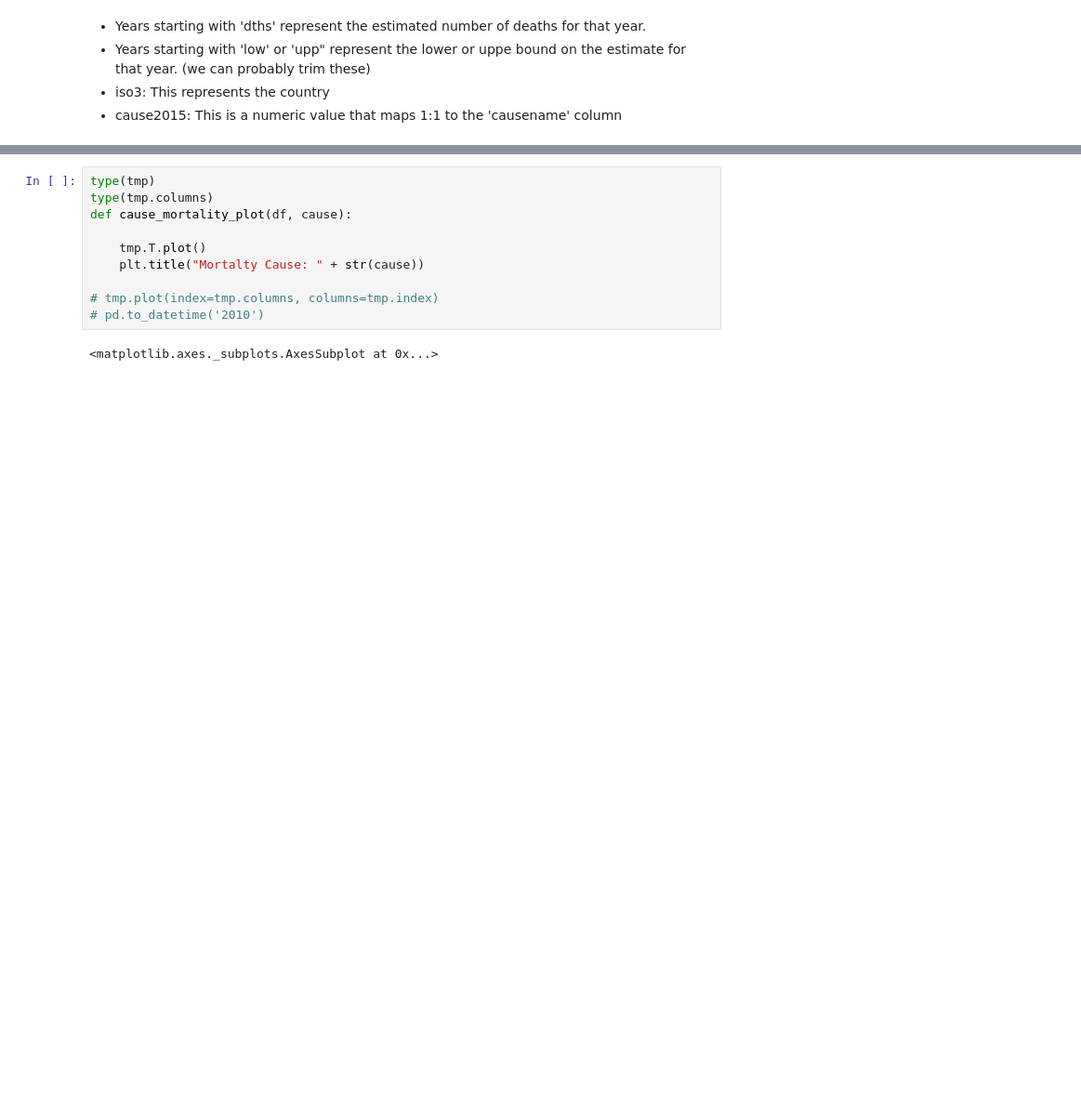
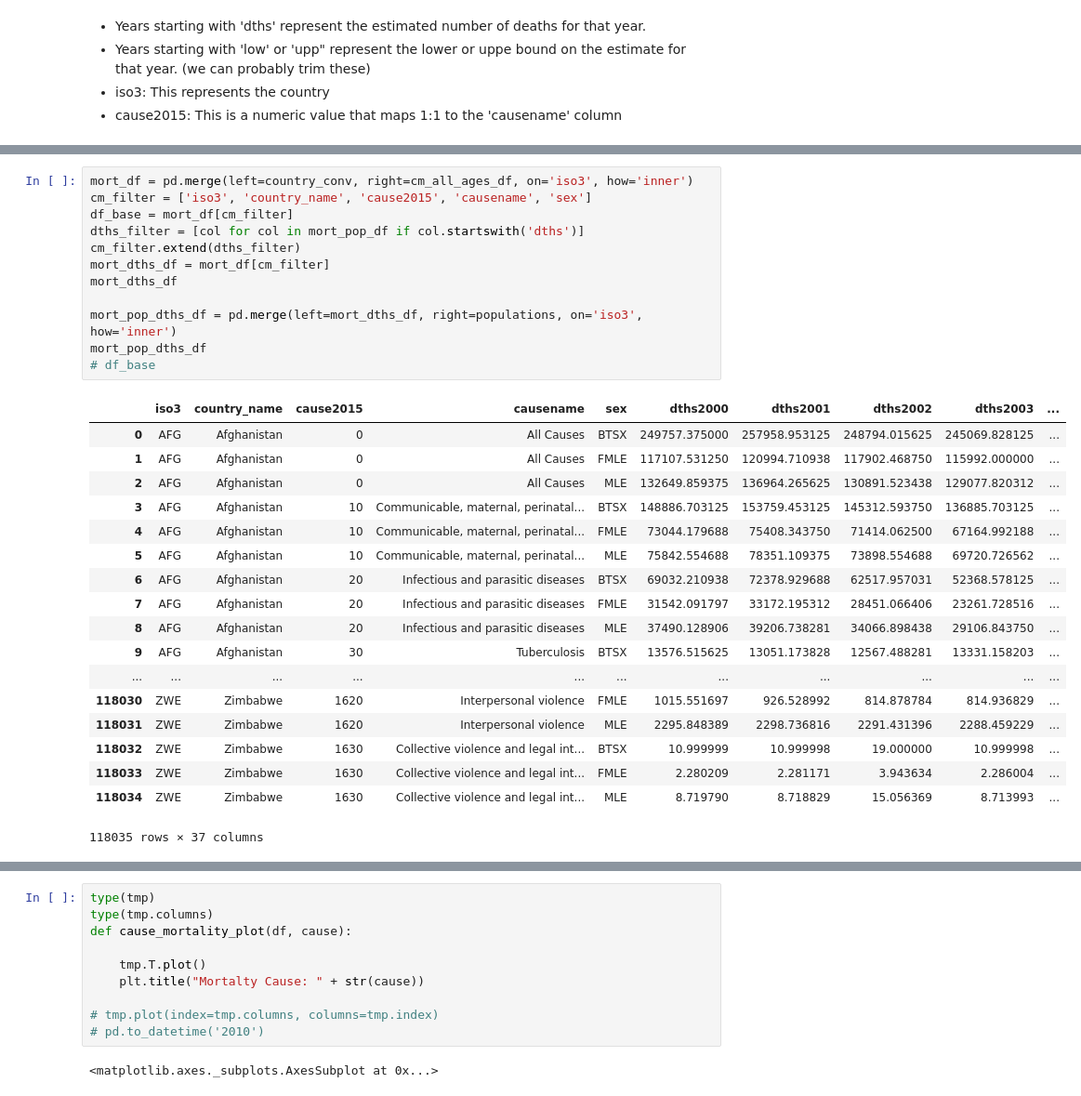
Before and after one commit to MattTriano/csc595_final_project, a Jupyter notebook: WHO_data_preprocessor.ipynb, the cells around one changed output, grey strips where cells are left out. Shown at 93% size. Drawn from its saved outputs; the diff is of its cells as text; blank space fills up the shorter version.

```diff
--- a/WHO_data_preprocessor.ipynb
+++ b/WHO_data_preprocessor.ipynb
@@ -27,0 +45,31 @@ TypeError: object of type 'NoneType' has no len()
+# %%
+mort_df = pd.merge(left=country_conv, right=cm_all_ages_df, on='iso3', how='inner')
+cm_filter = ['iso3', 'country_name', 'cause2015', 'causename', 'sex']
+df_base = mort_df[cm_filter]
+dths_filter = [col for col in mort_pop_df if col.startswith('dths')]
+cm_filter.extend(dths_filter)
+mort_dths_df = mort_df[cm_filter]
+mort_dths_df
+
+mort_pop_dths_df = pd.merge(left=mort_dths_df, right=populations, on='iso3', how='inner')
+mort_pop_dths_df
+# df_base
+# %% [output]
+|  | iso3 | country_name | cause2015 | causename | sex | dths2000 | dths2001 | dths2002 | dths2003 | ... |
+| 0 | AFG | Afghanistan | 0 | All Causes | BTSX | 249757.375000 | 257958.953125 | 248794.015625 | 245069.828125 | ... |
+| 1 | AFG | Afghanistan | 0 | All Causes | FMLE | 117107.531250 | 120994.710938 | 117902.468750 | 115992.000000 | ... |
+| 2 | AFG | Afghanistan | 0 | All Causes | MLE | 132649.859375 | 136964.265625 | 130891.523438 | 129077.820312 | ... |
+| 3 | AFG | Afghanistan | 10 | Communicable, maternal, perinatal... | BTSX | 148886.703125 | 153759.453125 | 145312.593750 | 136885.703125 | ... |
+| 4 | AFG | Afghanistan | 10 | Communicable, maternal, perinatal... | FMLE | 73044.179688 | 75408.343750 | 71414.062500 | 67164.992188 | ... |
+| 5 | AFG | Afghanistan | 10 | Communicable, maternal, perinatal... | MLE | 75842.554688 | 78351.109375 | 73898.554688 | 69720.726562 | ... |
+| 6 | AFG | Afghanistan | 20 | Infectious and parasitic diseases | BTSX | 69032.210938 | 72378.929688 | 62517.957031 | 52368.578125 | ... |
+| 7 | AFG | Afghanistan | 20 | Infectious and parasitic diseases | FMLE | 31542.091797 | 33172.195312 | 28451.066406 | 23261.728516 | ... |
+| 8 | AFG | Afghanistan | 20 | Infectious and parasitic diseases | MLE | 37490.128906 | 39206.738281 | 34066.898438 | 29106.843750 | ... |
+| 9 | AFG | Afghanistan | 30 | Tuberculosis | BTSX | 13576.515625 | 13051.173828 | 12567.488281 | 13331.158203 | ... |
+| ... | ... | ... | ... | ... | ... | ... | ... | ... | ... | ... |
+| 118030 | ZWE | Zimbabwe | 1620 | Interpersonal violence | FMLE | 1015.551697 | 926.528992 | 814.878784 | 814.936829 | ... |
+| 118031 | ZWE | Zimbabwe | 1620 | Interpersonal violence | MLE | 2295.848389 | 2298.736816 | 2291.431396 | 2288.459229 | ... |
+| 118032 | ZWE | Zimbabwe | 1630 | Collective violence and legal int... | BTSX | 10.999999 | 10.999998 | 19.000000 | 10.999998 | ... |
+| 118033 | ZWE | Zimbabwe | 1630 | Collective violence and legal int... | FMLE | 2.280209 | 2.281171 | 3.943634 | 2.286004 | ... |
+| 118034 | ZWE | Zimbabwe | 1630 | Collective violence and legal int... | MLE | 8.719790 | 8.718829 | 15.056369 | 8.713993 | ... |
+118035 rows × 37 columns
```
Also changed, not shown: parts of 10 cells of this notebook, 6 other files.
